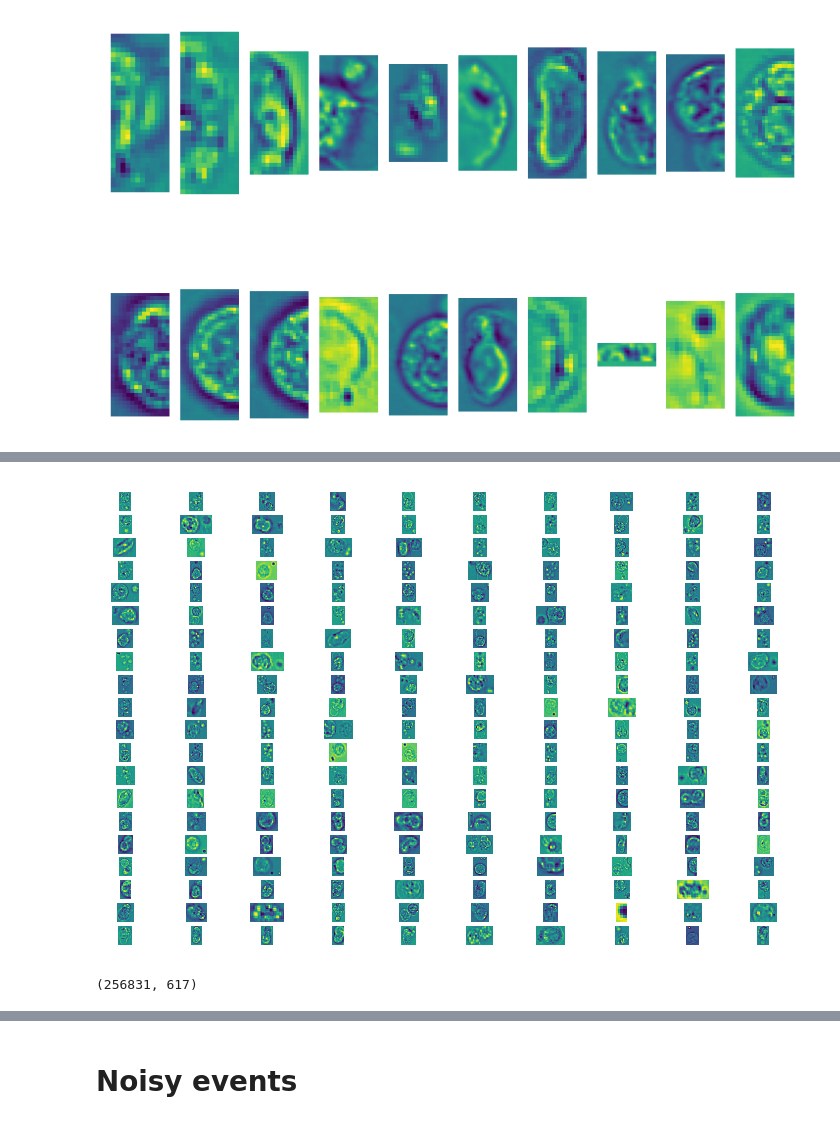
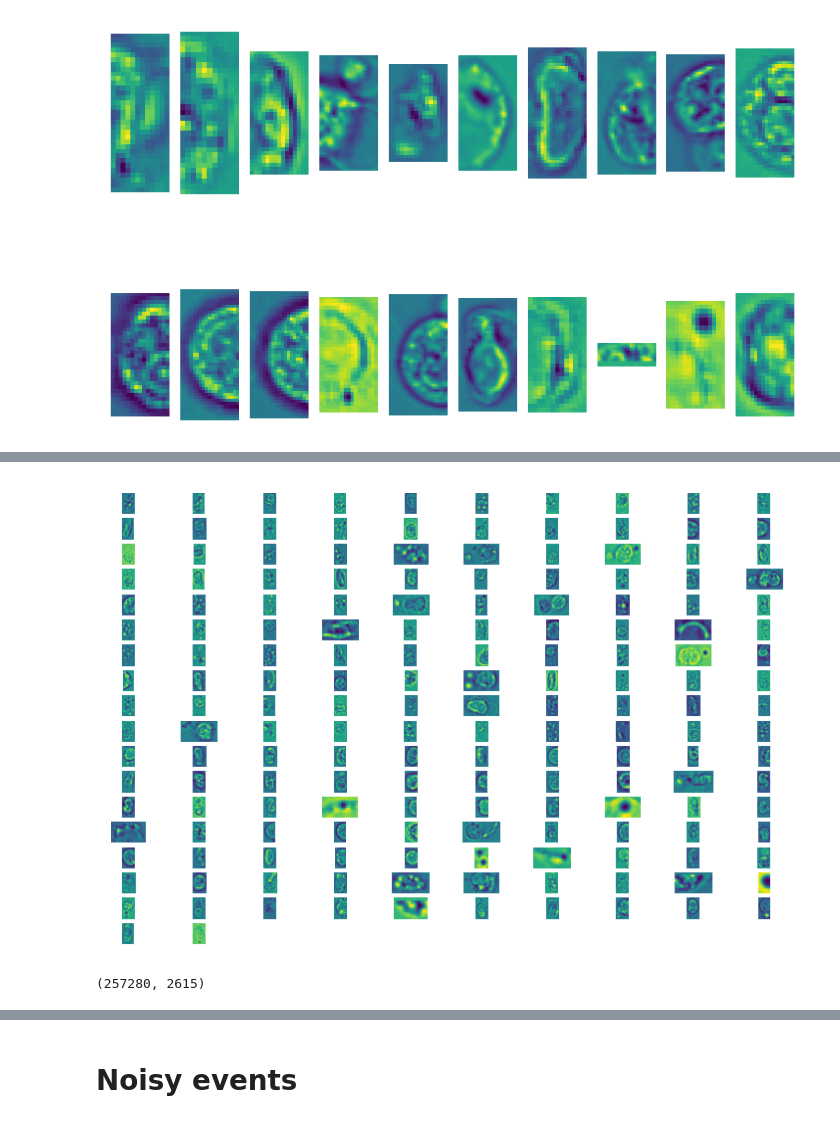
Before and after one commit to harel-coffee/SCIP-use-case-workflows-auto, a Jupyter notebook: notebooks/preprocessing/2ac_processing_scip_features_wbc.ipynb, the cells around one changed output, grey strips where cells are left out. Saved outputs shown, nothing was run; the diff lists cells and outputs as text; code cells hidden in the pictures.

```diff
--- a/notebooks/preprocessing/2ac_processing_scip_features_wbc.ipynb
+++ b/notebooks/preprocessing/2ac_processing_scip_features_wbc.ipynb
@@ -102,3 +119,5 @@ pq.write_table(pyarrow.Table.from_pandas(df), "/data/gent/vo/000/gvo00070/vsc420
+# %%
+df = pq.read_table("/data/gent/vo/000/gvo00070/vsc42015/datasets/wbc/results/scip/202201101434_small/features.parquet").to_pandas()
 # %% [markdown]
 ## NaN filter
 # %%
@@ -114,3 +132,0 @@ Index([], dtype='object')
-# %%
-df = df.drop(columns=df.columns[df.isna().all(axis=0)])
-df.shape
@@ -168,2 +205,0 @@ Name: meta_label, dtype: float64
-# %%
-df = df[~df[cols].isna().any(axis=1)]
@@ -185,3 +205,0 @@ Name: meta_label, dtype: int64
-# %%
-df = df[~df.filter(regex="feat").isna().any(axis=1)]
-df.shape
@@ -263,11 +299,11 @@ KeyboardInterrupt:
 # %%
-sel1 = df["feat_eccentricity_0"] > 0.8
+sel1 = df["feat_eccentricity_BF1"] > 0.8
 core.plot_gate_zarr(sel1, df)
 # %% [output]
-[figure, old version]
+[figure, new version]
 # %%
 df = df[~sel1]
 df.shape
 # %% [output]
-(256831, 617)
+(257280, 2615)
 # %%
```
Also changed, not shown: parts of 68 cells of this notebook, 14 other files.
